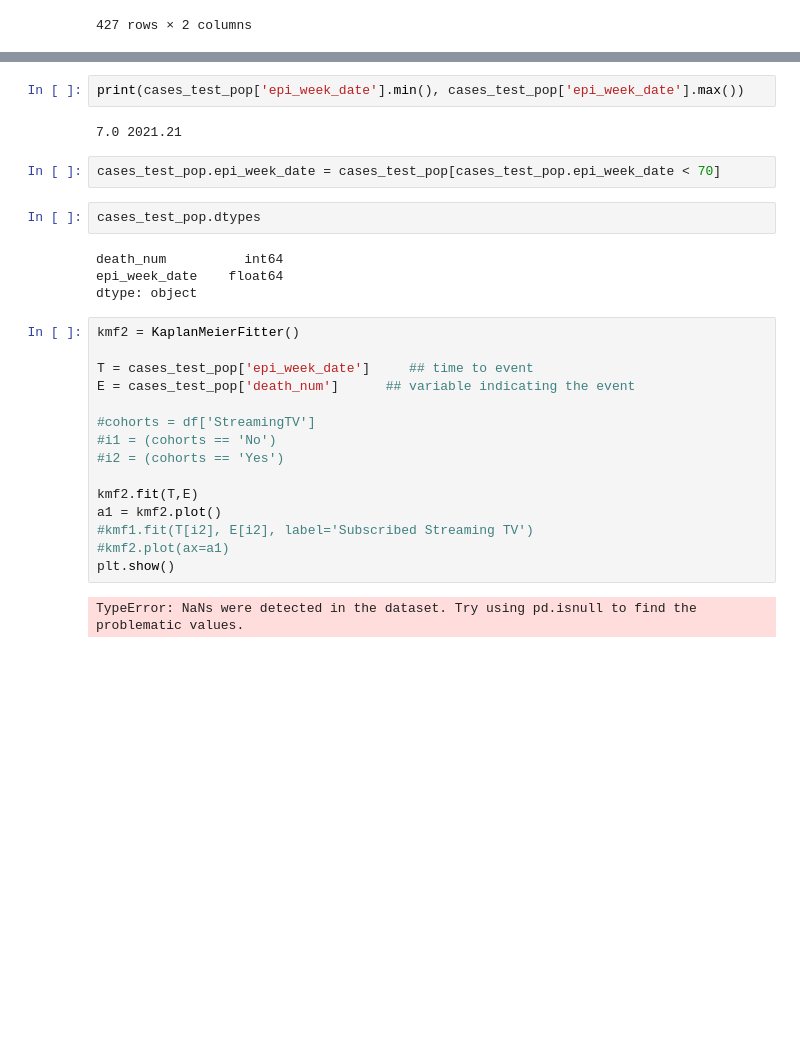
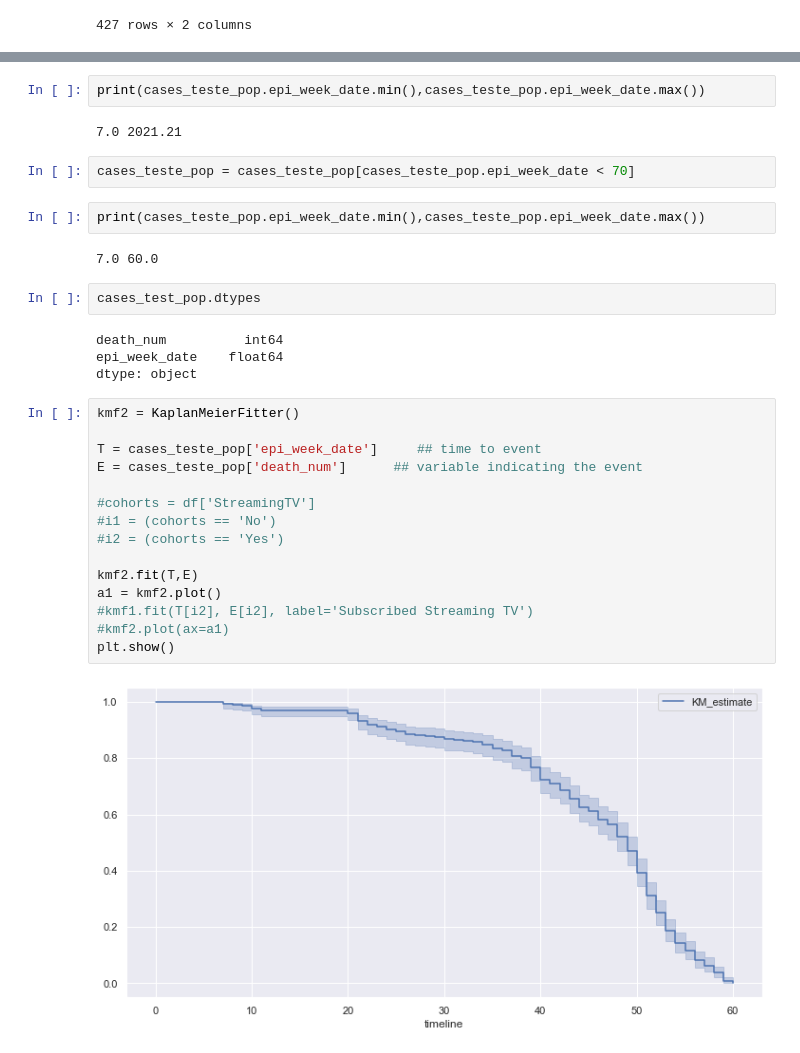
Before and after one commit to alexandrepereiraarq/COVIDGI, a Jupyter notebook: CVGI_MR_04_upscaling.ipynb, the cells around one changed output, grey strips where cells are left out. Drawn from its saved outputs; the diff is of its cells as text; blank space fills up the shorter version.

```diff
--- a/CVGI_MR_04_upscaling.ipynb
+++ b/CVGI_MR_04_upscaling.ipynb
@@ -216,9 +218,13 @@ RangeIndex(start=0, stop=0, step=1)
 # %%
-print(cases_test_pop['epi_week_date'].min(), cases_test_pop['epi_week_date'].max())
+print(cases_teste_pop.epi_week_date.min(),cases_teste_pop.epi_week_date.max())
 # %% [output]
 7.0 2021.21
-# %%
-cases_test_pop.epi_week_date = cases_test_pop[cases_test_pop.epi_week_date < 70]
+# %%
+cases_teste_pop = cases_teste_pop[cases_teste_pop.epi_week_date < 70]
+# %%
+print(cases_teste_pop.epi_week_date.min(),cases_teste_pop.epi_week_date.max())
+# %% [output]
+7.0 60.0
 # %%
 cases_test_pop.dtypes
 # %% [output]
@@ -228,17 +234,17 @@ dtype: object
 # %%
 kmf2 = KaplanMeierFitter()
 
-T = cases_test_pop['epi_week_date']     ## time to event
-E = cases_test_pop['death_num']      ## variable indicating the event
+T = cases_teste_pop['epi_week_date']     ## time to event
+E = cases_teste_pop['death_num']      ## variable indicating the event
 
 #cohorts = df['StreamingTV']
 #i1 = (cohorts == 'No')
 #i2 = (cohorts == 'Yes')
 
 kmf2.fit(T,E)
 a1 = kmf2.plot()
 #kmf1.fit(T[i2], E[i2], label='Subscribed Streaming TV')
 #kmf2.plot(ax=a1)
 plt.show()
 # %% [output]
-TypeError: NaNs were detected in the dataset. Try using pd.isnull to find the problematic values.
+[figure, added]
```
Also changed, not shown: parts of 12 cells of this notebook.
